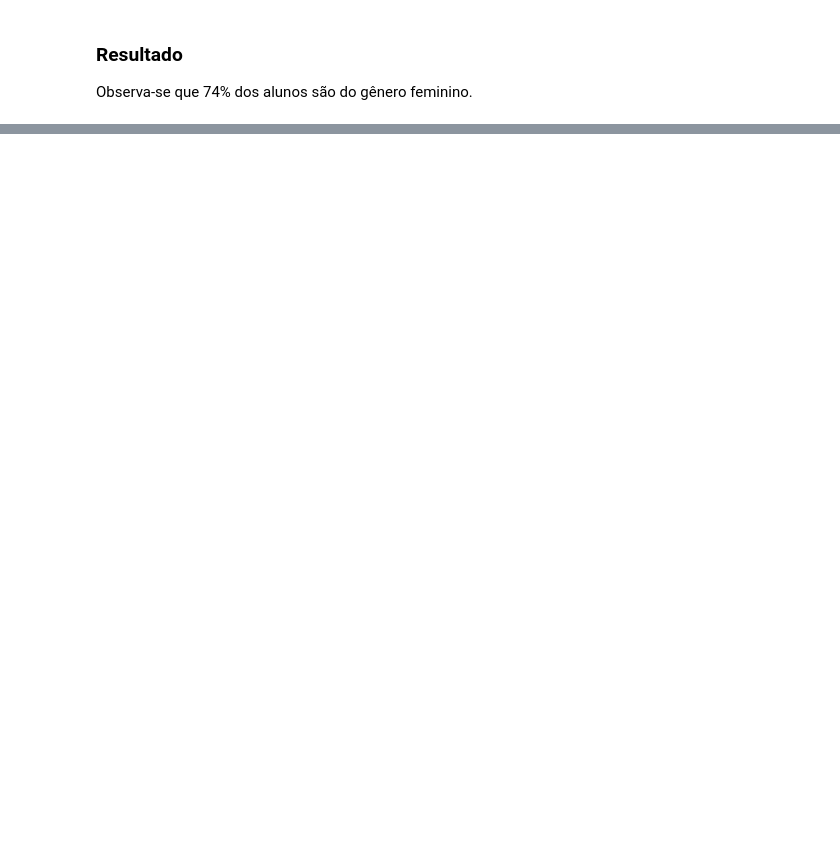
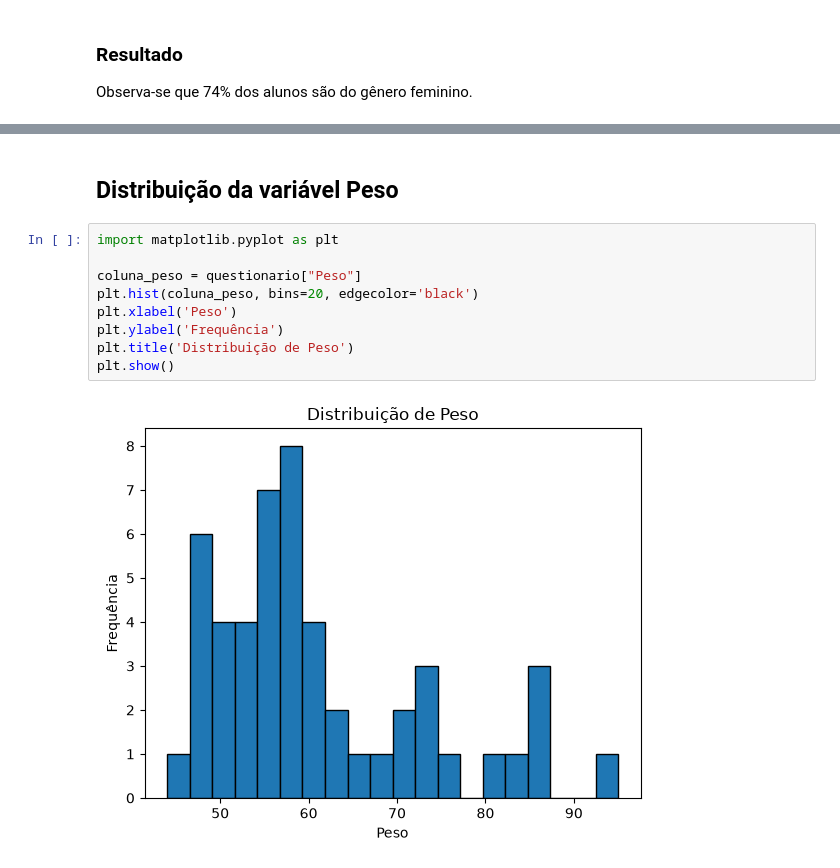
Before and after one commit to vbsilva-cs/estatistica-basica-python, a Jupyter notebook: notebooks/summary_statistics_questionario_estudantil.ipynb, the cells around one changed output, grey strips where cells are left out. Cells and saved outputs as stored; diff of their text form; blank space fills up the shorter version.

```diff
--- a/notebooks/summary_statistics_questionario_estudantil.ipynb
+++ b/notebooks/summary_statistics_questionario_estudantil.ipynb
@@ -47,0 +70,13 @@ Observa-se que 74% dos alunos são do gênero feminino.
+# %% [markdown]
+## Distribuição da variável Peso
+# %%
+import matplotlib.pyplot as plt
+
+coluna_peso = questionario["Peso"]
+plt.hist(coluna_peso, bins=20, edgecolor='black')
+plt.xlabel('Peso')
+plt.ylabel('Frequência')
+plt.title('Distribuição de Peso')
+plt.show()
+# %% [output]
+[figure, added]
```
Also changed, not shown: parts of 6 cells of this notebook.
